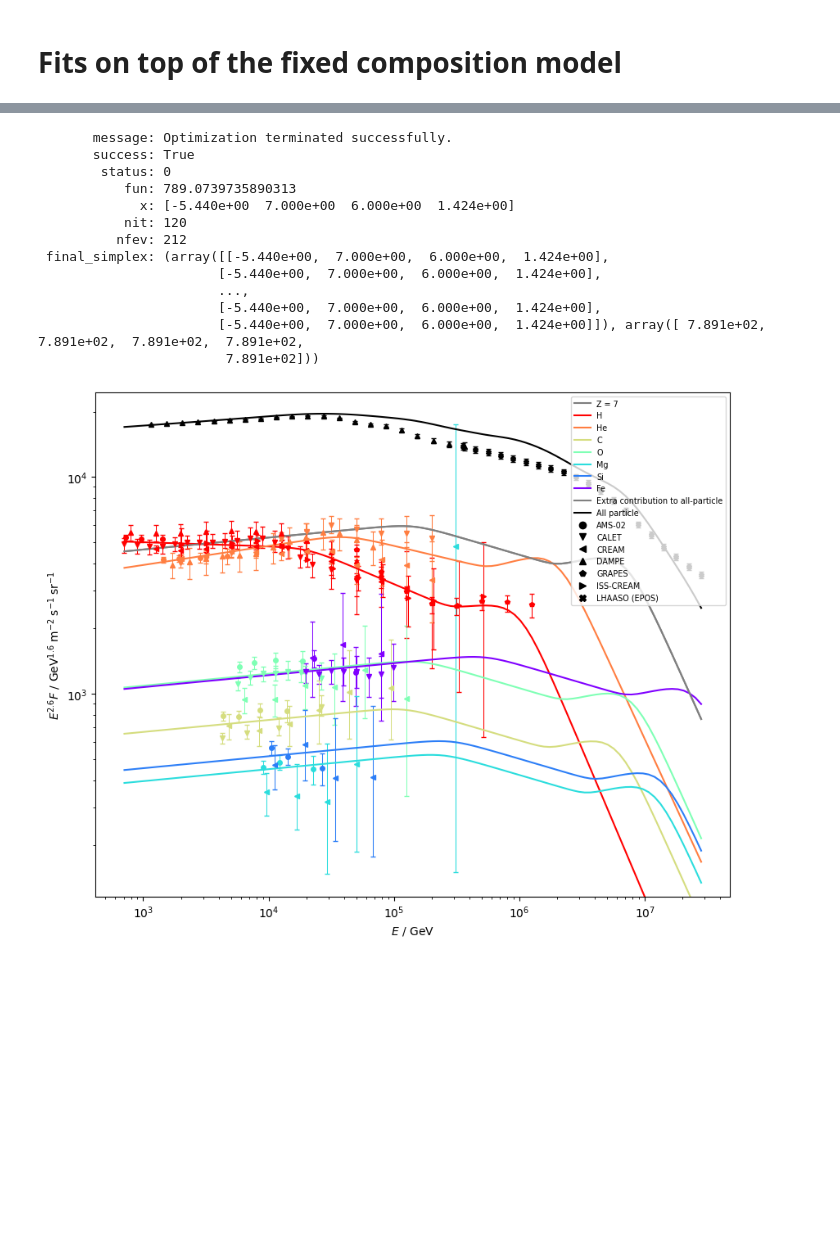
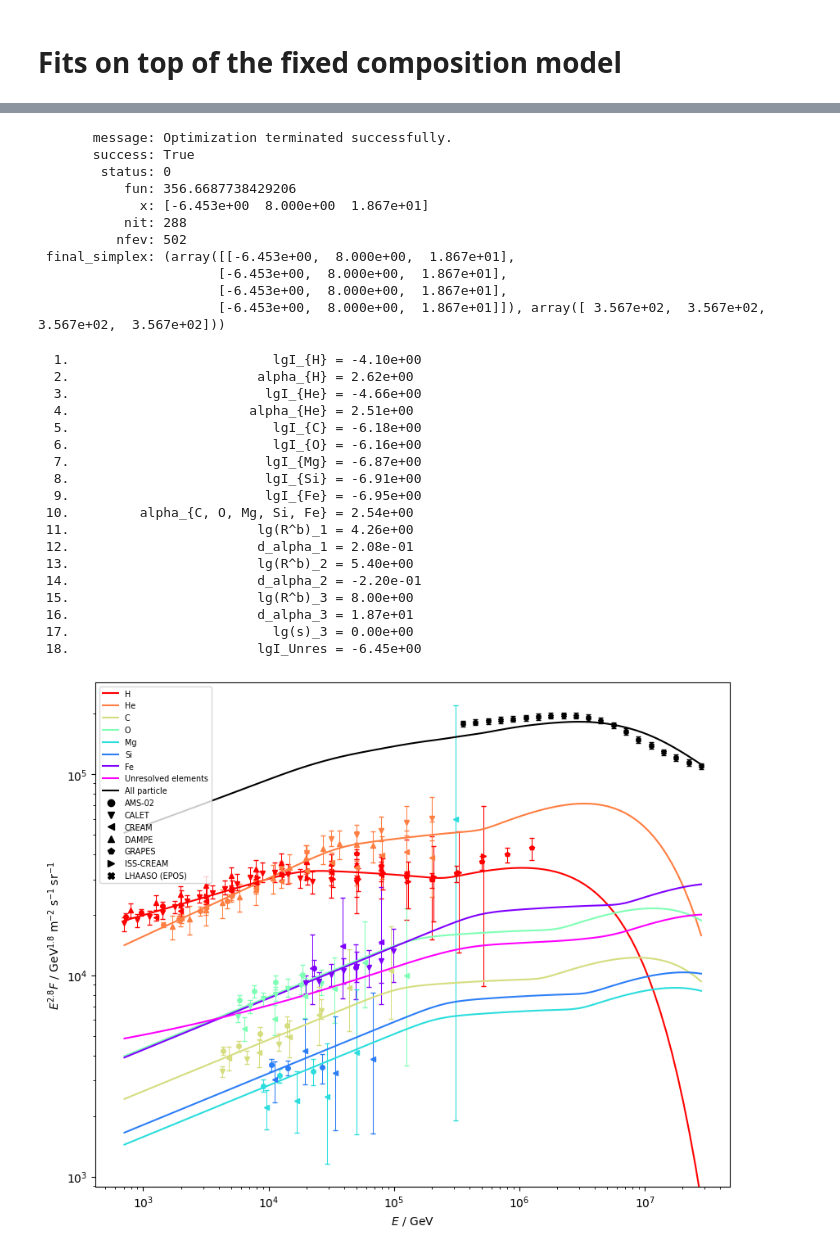
Before and after one commit to nj-vs-vh/EVA, a Jupyter notebook: mle-staged-fit.ipynb, the cells around one changed output, grey strips where cells are left out. Saved outputs shown, nothing was run; the diff lists cells and outputs as text; code cells hidden in the pictures; blank space fills up the shorter version.

```diff
--- a/mle-staged-fit.ipynb
+++ b/mle-staged-fit.ipynb
@@ -59,7 +59,7 @@ def initial_guess_model(config: ModelConfig) -> Model:
             CosmicRaysModel(
                 base_spectra=[
                     (
-                        SharedPowerLaw(
+                        SharedPowerLawSpectrum(
                             lgI_per_element={
                                 element: stats.norm.rvs(loc=initial_guess_lgI[element], scale=0.05)
                                 for element in component.elements
@@ -214,30 +214,32 @@ array([-4.10089491,  2.61894941, -4.66104124,  2.5121046 , -6.17747389,
 # %% [markdown]
 # Fits on top of the fixed composition model
 # %%
+from cr_knee_fit.cr_model import UnresolvedElementsSpectrum
+
+
 full_config = copy.deepcopy(mle_config)
 full_config.experiments_all_particle = [
-    experiments.dampe,
+    # experiments.hawc,
     experiments.lhaaso_epos,
 ]
-# full_config.experiments_lnA = [experiments.lhaaso_epos]
+full_config.experiments_lnA = [experiments.lhaaso_epos]
 full_fit_data = load_fit_data(full_config)
 
 full_fit_data.plot(scale=2.6, describe=True)
 
 
 def model_with_free_Z_component(theta: np.ndarray) -> Model:
-    lgI, Z, lgR_knee, d_alpha_knee = theta
+    lgI_unres, lgR_knee, d_alpha_knee = theta
     model = copy.deepcopy(mle_model)
     population = model.populations[0]
-    population.free_Z = Z
-    [s for s in population.base_spectra if len(s.lgI_per_element) > 1][0].lgI_per_element[
-        Element.FreeZ
-    ] = lgI
+    population.unresolved_elements_spectrum = UnresolvedElementsSpectrum(
+        lgI=lgI_unres,
+    )
     population.breaks.append(
         SpectralBreak(
             lg_break=lgR_knee,
             d_alpha=d_alpha_knee,
-            lg_sharpness=np.log10(5),
+            lg_sharpness=np.log10(1),
         )
     )
     return model
@@ -271,17 +273,14 @@ lnA data:
 # %%
-res = optimize.minimize(
-    negloglike,
+res = optimize.minimize( negloglike,
     x0=np.array(
         [
-            -5.3,
-            4.0,
+            -8,
             6.0,
             0.8,
         ]
     ),
     bounds=[
         (None, None),
-        (7.0, 26.0),
         (6.0, 8.0),
         (None, None),
     ],
@@ -295,17 +294,35 @@ print(res)
        message: Optimization terminated successfully.
        success: True
         status: 0
-           fun: 789.0739735890313
-             x: [-5.440e+00  7.000e+00  6.000e+00  1.424e+00]
-           nit: 120
-          nfev: 212
- final_simplex: (array([[-5.440e+00,  7.000e+00,  6.000e+00,  1.424e+00],
-                       [-5.440e+00,  7.000e+00,  6.000e+00,  1.424e+00],
-                       ...,
-                       [-5.440e+00,  7.000e+00,  6.000e+00,  1.424e+00],
-                       [-5.440e+00,  7.000e+00,  6.000e+00,  1.424e+00]]), array([ 7.891e+02,  7.891e+02,  7.891e+02,  7.891e+02,
-                        7.891e+02]))
+           fun: 356.6687738429206
+             x: [-6.453e+00  8.000e+00  1.867e+01]
+           nit: 288
+          nfev: 502
+ final_simplex: (array([[-6.453e+00,  8.000e+00,  1.867e+01],
+                       [-6.453e+00,  8.000e+00,  1.867e+01],
+                       [-6.453e+00,  8.000e+00,  1.867e+01],
+                       [-6.453e+00,  8.000e+00,  1.867e+01]]), array([ 3.567e+02,  3.567e+02,  3.567e+02,  3.567e+02]))
 # %%
-_ = model_with_free_Z_component(res.x).plot(full_fit_data, scale=2.6)
+m = model_with_free_Z_component(res.x)
+m.print_params()
+_ = m.plot(full_fit_data, scale=2.8)
 # %% [output]
+  1.                          lgI_{H} = -4.10e+00
+  2.                        alpha_{H} = 2.62e+00
+  3.                         lgI_{He} = -4.66e+00
+  4.                       alpha_{He} = 2.51e+00
+  5.                          lgI_{C} = -6.18e+00
+  6.                          lgI_{O} = -6.16e+00
+  7.                         lgI_{Mg} = -6.87e+00
+  8.                         lgI_{Si} = -6.91e+00
+  9.                         lgI_{Fe} = -6.95e+00
+ 10.         alpha_{C, O, Mg, Si, Fe} = 2.54e+00
+ 11.                        lg(R^b)_1 = 4.26e+00
+ 12.                        d_alpha_1 = 2.08e-01
+ 13.                        lg(R^b)_2 = 5.40e+00
+ 14.                        d_alpha_2 = -2.20e-01
+ 15.                        lg(R^b)_3 = 8.00e+00
+ 16.                        d_alpha_3 = 1.87e+01
+ 17.                          lg(s)_3 = 0.00e+00
+ 18.                        lgI_Unres = -6.45e+00
-[figure, old version]
+[figure, new version]
```
Also changed, not shown: parts of 5 cells of this notebook, 7 other files.
